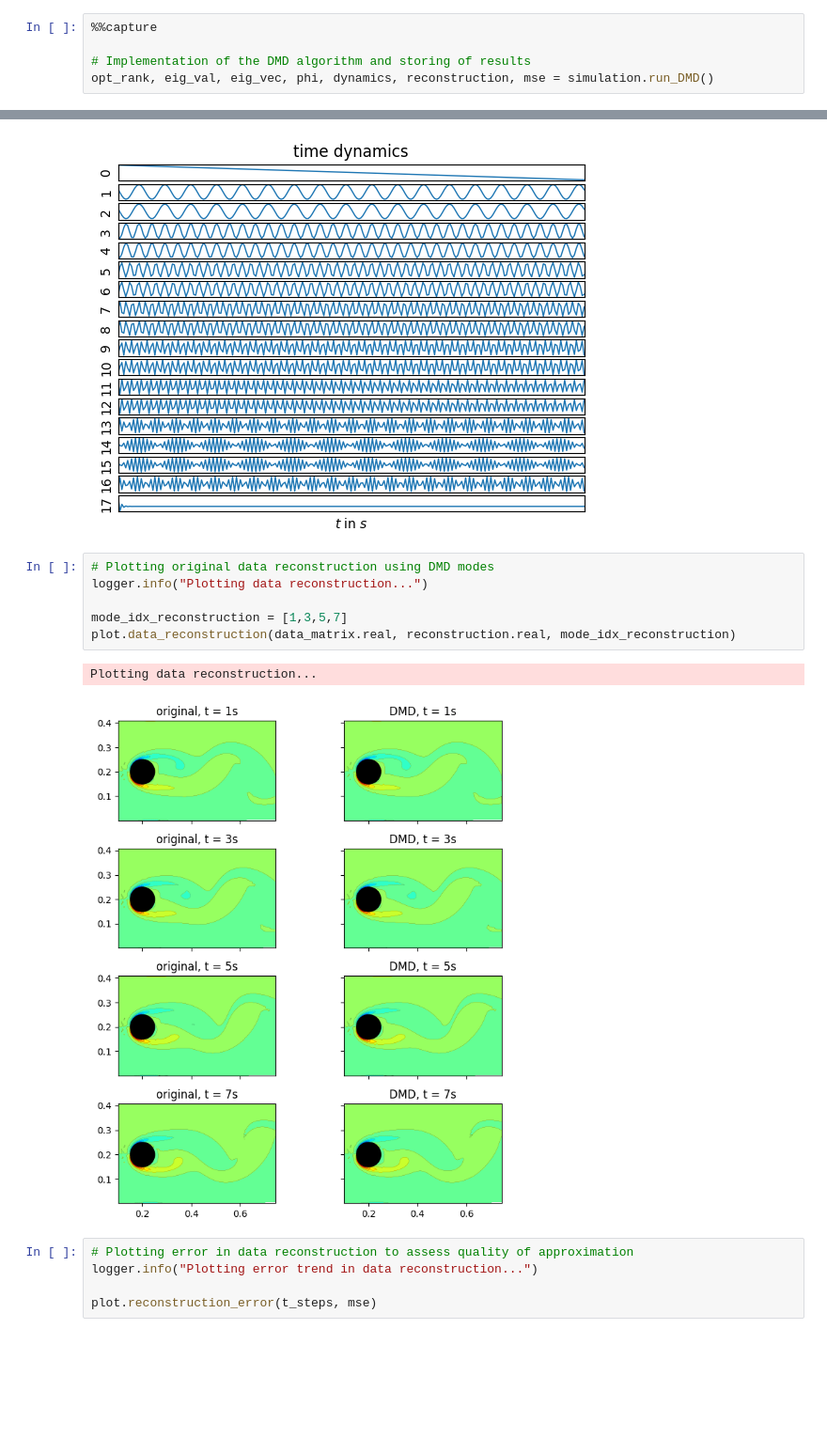
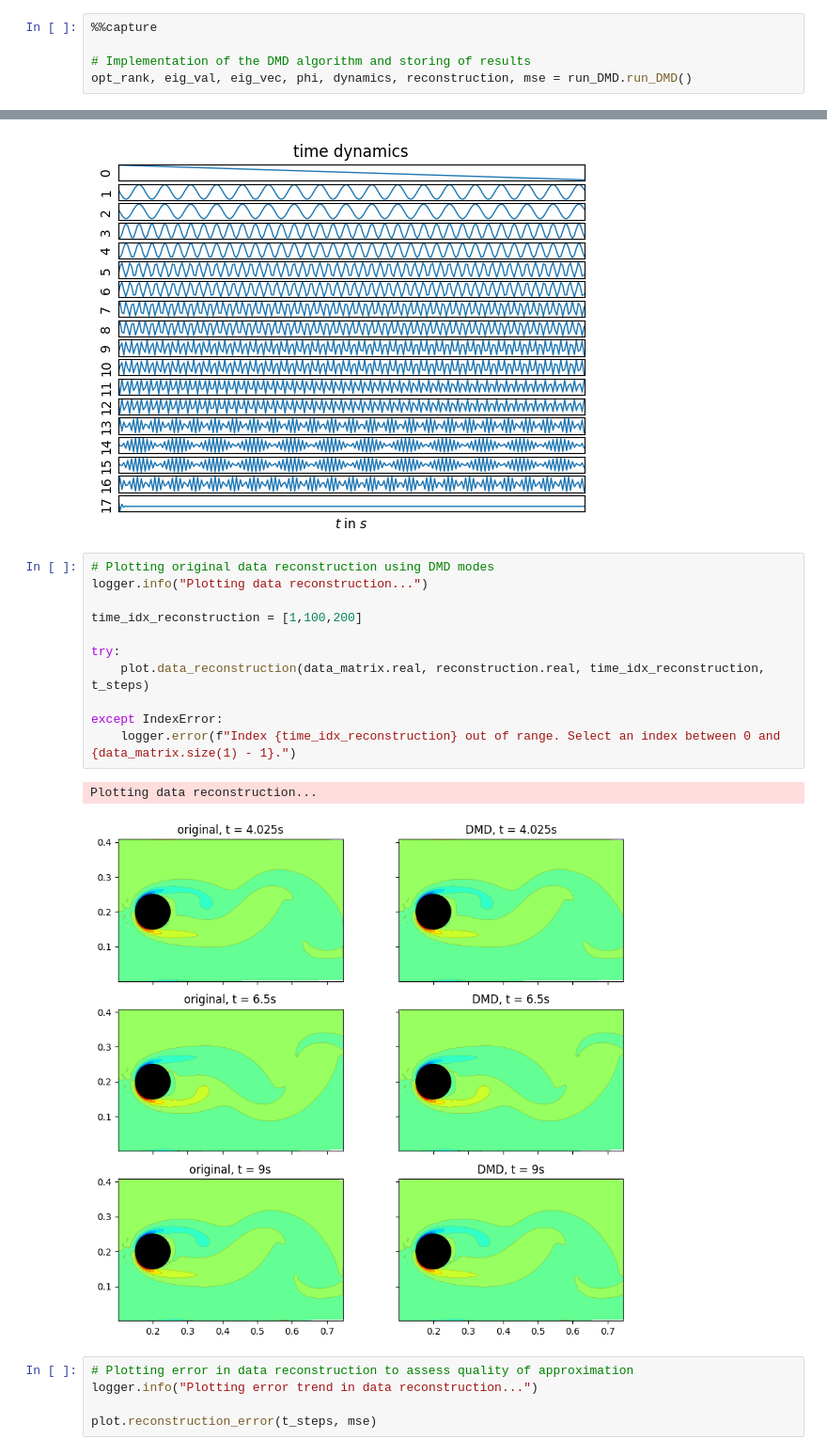
Before and after one commit to lelesqc/DynamicModeDecomposition, a Jupyter notebook: DMD/main.ipynb, the cells around one changed output, grey strips where cells are left out. Shown at 94% size. Saved outputs shown, nothing was run; the diff lists cells and outputs as text; blank space fills up the shorter version.

Commit message:
Updated main.ipynb
Modified data_reconstruction block

```diff
--- a/DMD/main.ipynb
+++ b/DMD/main.ipynb
@@ -30,7 +30,7 @@ mask, t_steps, dt, data_matrix = data_processor.process_data()
 %%capture
 
 # Implementation of the DMD algorithm and storing of results
-opt_rank, eig_val, eig_vec, phi, dynamics, reconstruction, mse = simulation.run_DMD()
+opt_rank, eig_val, eig_vec, phi, dynamics, reconstruction, mse = run_DMD.run_DMD()
 # %% [output]
 The rank of matrix A is: 240
 
@@ -93,12 +93,17 @@ Plotting DMD dynamics...
 # %%
 # Plotting original data reconstruction using DMD modes
 logger.info("Plotting data reconstruction...")
 
-mode_idx_reconstruction = [1,3,5,7]
-plot.data_reconstruction(data_matrix.real, reconstruction.real, mode_idx_reconstruction)
+time_idx_reconstruction = [1,100,200]
+
+try:
+    plot.data_reconstruction(data_matrix.real, reconstruction.real, time_idx_reconstruction, t_steps)
+
+except IndexError:
+    logger.error(f"Index {time_idx_reconstruction} out of range. Select an index between 0 and {data_matrix.size(1) - 1}.")
 # %% [output]
 Plotting data reconstruction...
-[figure, old version]
+[figure, new version]
 # %%
 # Plotting error in data reconstruction to assess quality of approximation
 logger.info("Plotting error trend in data reconstruction...")
```
Also changed, not shown: parts of 2 cells of this notebook.
